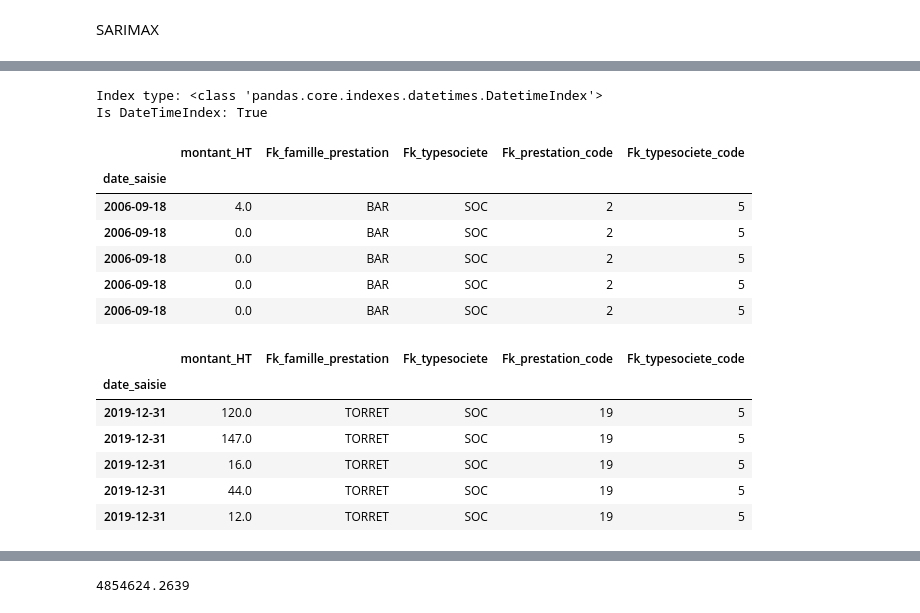
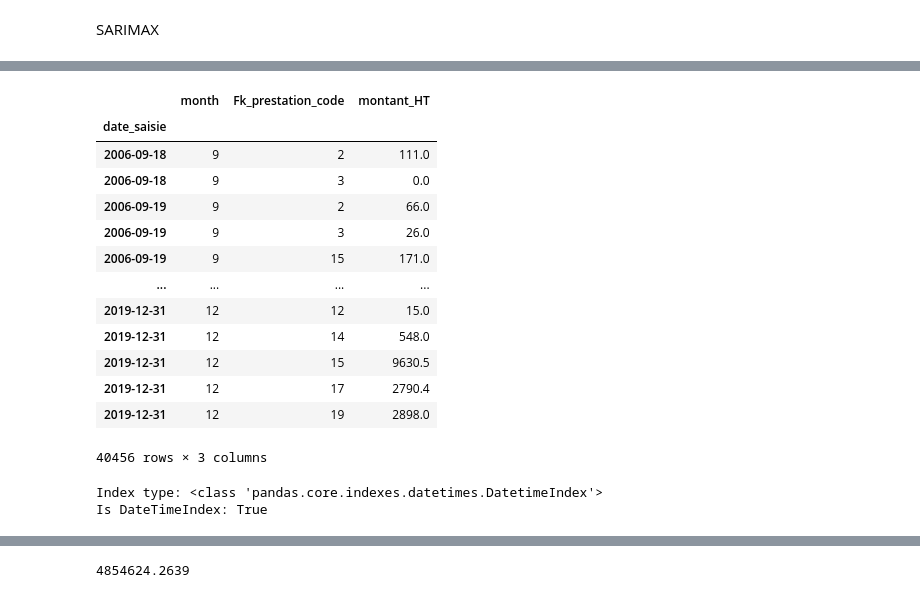
Before and after one commit to Adamderbel/AI, a Jupyter notebook: dataprep.ipynb, the cells around one changed output, grey strips where cells are left out. Cells and saved outputs as stored; diff of their text form; code cells hidden in the pictures.

```diff
--- a/dataprep.ipynb
+++ b/dataprep.ipynb
@@ -281,3 +305,22 @@ SARIMAX
+# %%
+df1= df1.groupby([ 'date_saisie','month', 'Fk_prestation_code'])['montant_HT'].sum().reset_index()
 # %%
-df.set_index('date_saisie', inplace=True)
+df1.set_index('date_saisie', inplace=True)
+# %%
+df1
+# %% [output]
+|  | month | Fk_prestation_code | montant_HT |
+| date_saisie |  |  |  |
+| 2006-09-18 | 9 | 2 | 111.0 |
+| 2006-09-18 | 9 | 3 | 0.0 |
+| 2006-09-19 | 9 | 2 | 66.0 |
+| 2006-09-19 | 9 | 3 | 26.0 |
+| 2006-09-19 | 9 | 15 | 171.0 |
+| ... | ... | ... | ... |
+| 2019-12-31 | 12 | 12 | 15.0 |
+| 2019-12-31 | 12 | 14 | 548.0 |
+| 2019-12-31 | 12 | 15 | 9630.5 |
+| 2019-12-31 | 12 | 17 | 2790.4 |
+| 2019-12-31 | 12 | 19 | 2898.0 |
+40456 rows × 3 columns
 # %%
@@ -292,23 +335,3 @@ print("Is DateTimeIndex:", is_datetime_index)
 # %% [output]
 Index type: <class 'pandas.core.indexes.datetimes.DatetimeIndex'>
 Is DateTimeIndex: True
-# %%
-df.head()
-# %% [output]
-|  | montant_HT | Fk_famille_prestation | Fk_typesociete | Fk_prestation_code | Fk_typesociete_code |
-| date_saisie |  |  |  |  |  |
-| 2006-09-18 | 4.0 | BAR | SOC | 2 | 5 |
-| 2006-09-18 | 0.0 | BAR | SOC | 2 | 5 |
-| 2006-09-18 | 0.0 | BAR | SOC | 2 | 5 |
-| 2006-09-18 | 0.0 | BAR | SOC | 2 | 5 |
-| 2006-09-18 | 0.0 | BAR | SOC | 2 | 5 |
-# %%
-df.tail()
-# %% [output]
-|  | montant_HT | Fk_famille_prestation | Fk_typesociete | Fk_prestation_code | Fk_typesociete_code |
-| date_saisie |  |  |  |  |  |
-| 2019-12-31 | 120.0 | TORRET | SOC | 19 | 5 |
-| 2019-12-31 | 147.0 | TORRET | SOC | 19 | 5 |
-| 2019-12-31 | 16.0 | TORRET | SOC | 19 | 5 |
-| 2019-12-31 | 44.0 | TORRET | SOC | 19 | 5 |
-| 2019-12-31 | 12.0 | TORRET | SOC | 19 | 5 |
```
Also changed, not shown: parts of 16 cells of this notebook, 1 other file.
